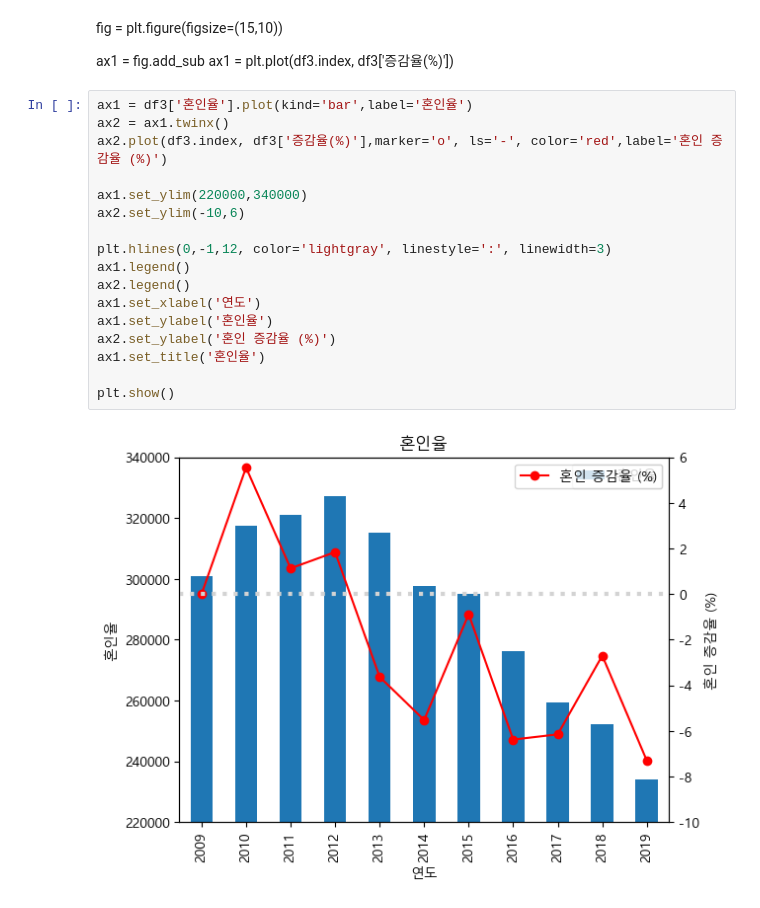
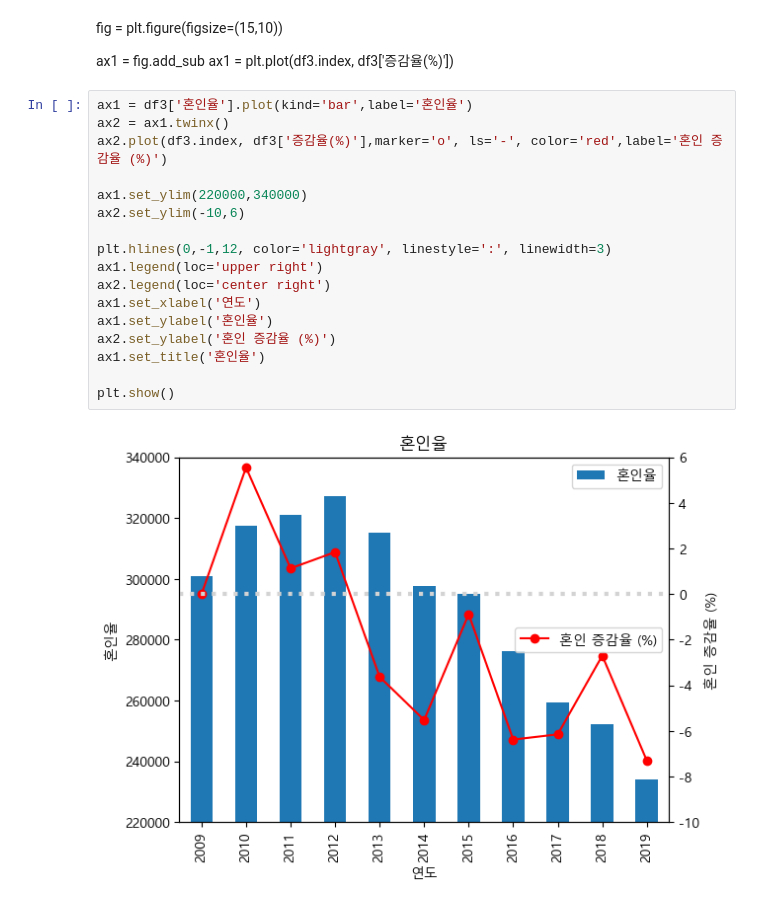
Before and after one commit to jakekwon1/semi-, a Jupyter notebook: 통계/semi_project _번외.ipynb, the cells around one changed output. Saved outputs shown, nothing was run; the diff lists cells and outputs as text.

```diff
--- a/통계/semi_project _번외.ipynb
+++ b/통계/semi_project _번외.ipynb
@@ -231,19 +328,19 @@ ax1 = plt.plot(df3.index, df3['증감율(%)'])
 # %%
 ax1 = df3['혼인율'].plot(kind='bar',label='혼인율')
 ax2 = ax1.twinx()
 ax2.plot(df3.index, df3['증감율(%)'],marker='o', ls='-', color='red',label='혼인 증감율 (%)')
 
 ax1.set_ylim(220000,340000)
 ax2.set_ylim(-10,6)
 
 plt.hlines(0,-1,12, color='lightgray', linestyle=':', linewidth=3)
-ax1.legend()
-ax2.legend()
+ax1.legend(loc='upper right')
+ax2.legend(loc='center right')
 ax1.set_xlabel('연도')
 ax1.set_ylabel('혼인율')
 ax2.set_ylabel('혼인 증감율 (%)')
 ax1.set_title('혼인율')
 
 plt.show()
 # %% [output]
-[figure, old version]
+[figure, new version]
```
Also changed, not shown: parts of 21 cells of this notebook, 1 other file.
